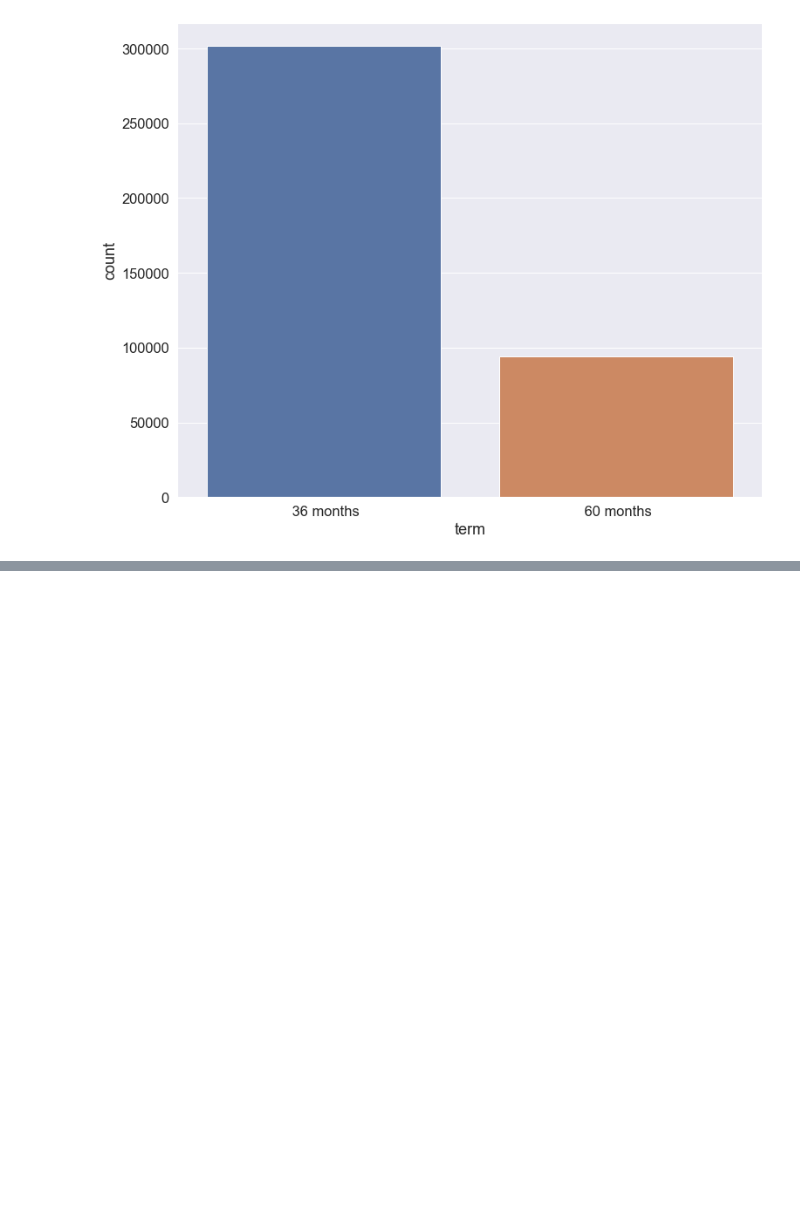
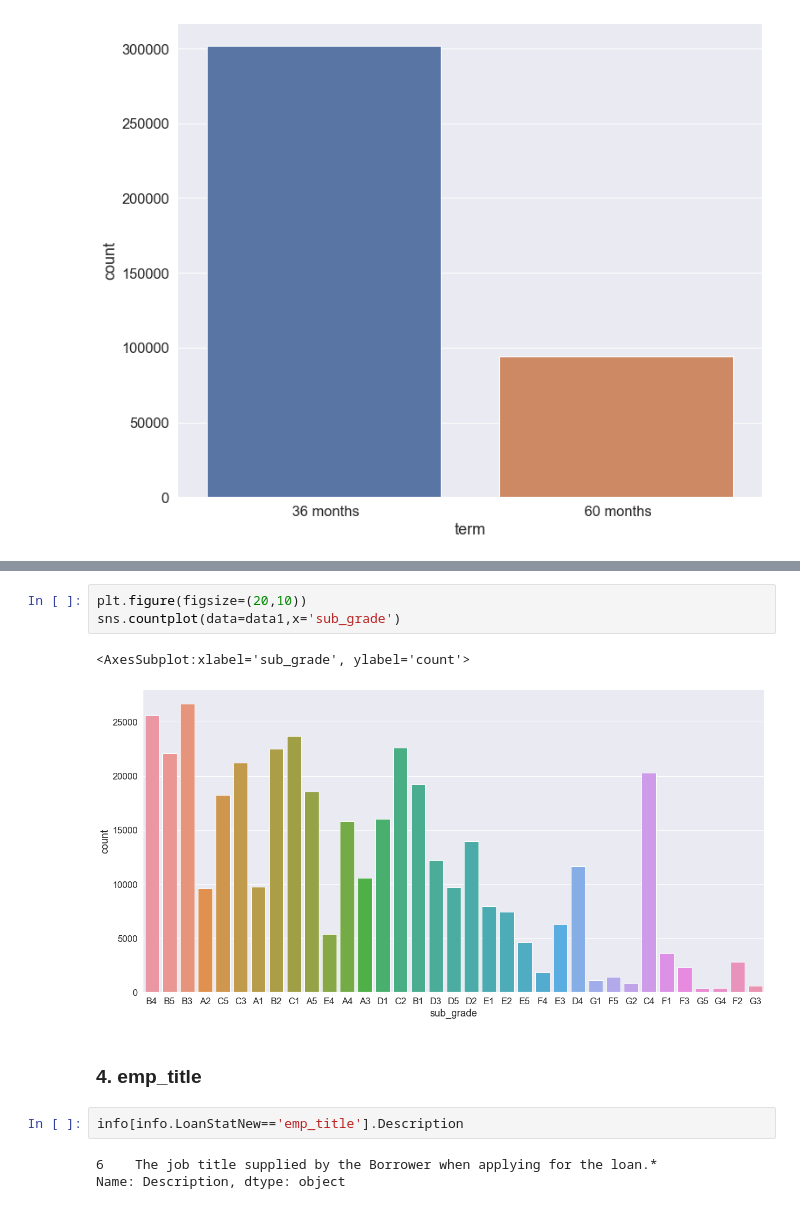
Before and after one commit to Ganesh4693/Lending-Club, a Jupyter notebook: lending.ipynb, the cells around one changed output, grey strips where cells are left out. Saved outputs shown, nothing was run; the diff lists cells and outputs as text; blank space fills up the shorter version.

```diff
--- a/lending.ipynb
+++ b/lending.ipynb
@@ -584,0 +622,13 @@ sns.countplot(data=data1,x='term')
+# %%
+plt.figure(figsize=(20,10))
+sns.countplot(data=data1,x='sub_grade')
+# %% [output]
+<AxesSubplot:xlabel='sub_grade', ylabel='count'>
+[figure, added]
+# %% [markdown]
+### 4. emp_title
+# %%
+info[info.LoanStatNew=='emp_title'].Description
+# %% [output]
+6    The job title supplied by the Borrower when applying for the loan.*
+Name: Description, dtype: object
```
Also changed, not shown: parts of 120 cells of this notebook.
